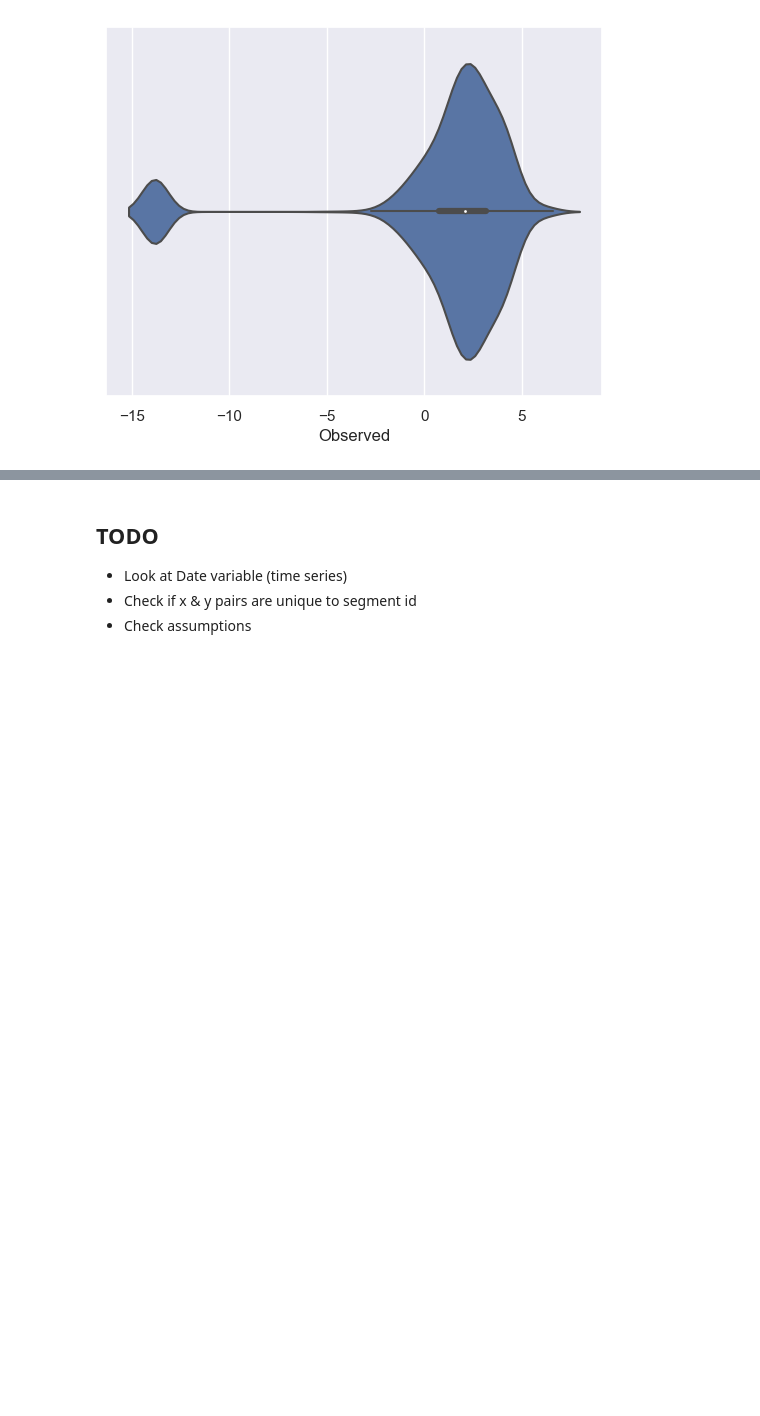
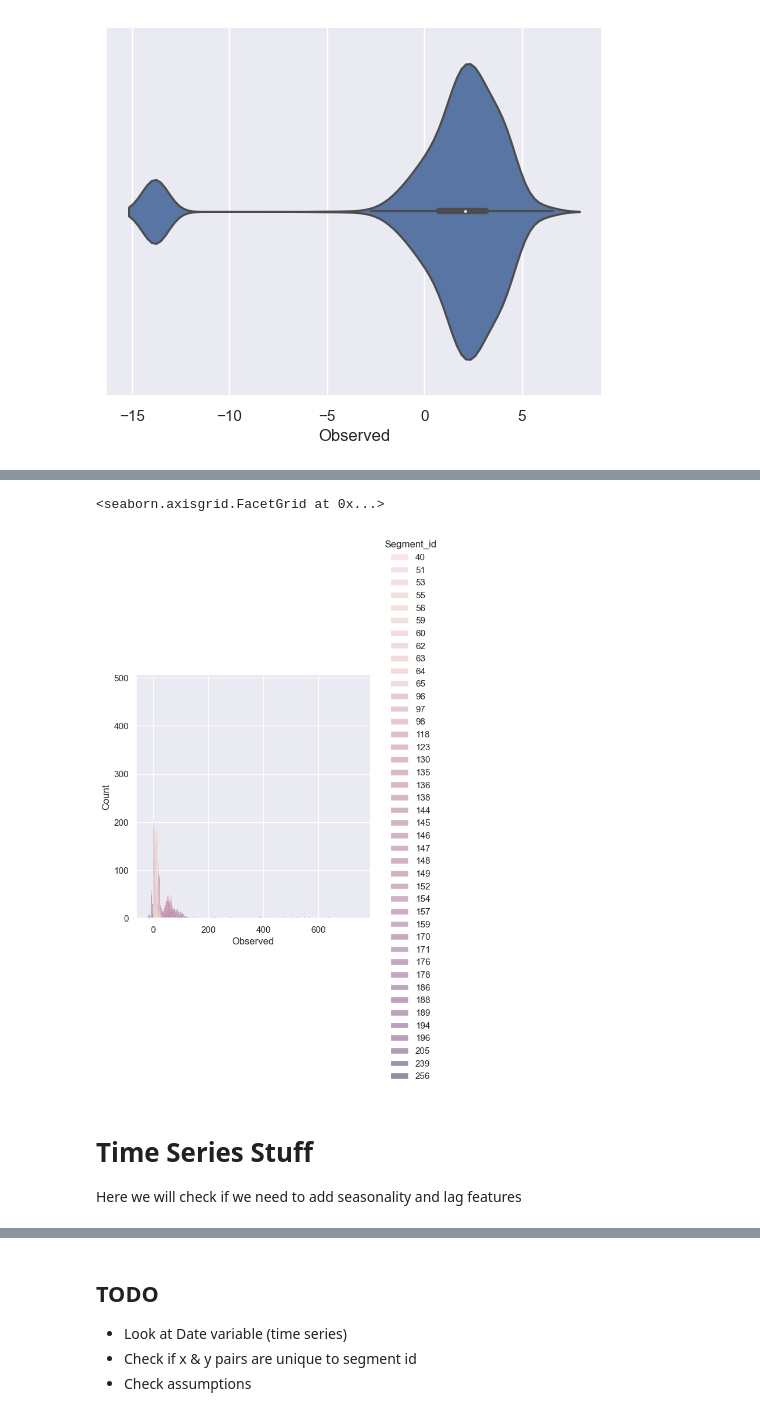
Before and after one commit to sethbeckett/cs6830_project6, a Jupyter notebook: seth_eda.ipynb, the cells around one changed output, grey strips where cells are left out. Drawn from its saved outputs; the diff is of its cells as text; code cells hidden in the pictures; blank space fills up the shorter version.

Commit message:
looking at time series stuff, implementing lag features

```diff
--- a/seth_eda.ipynb
+++ b/seth_eda.ipynb
@@ -96,0 +98,9 @@ sns.pairplot(X_numerical)
+# %%
+# distribution of observed
+sns.displot(hydro, x="Observed", hue="Segment_id")
+# %% [output]
+<seaborn.axisgrid.FacetGrid at 0x...>
+[figure, added]
+# %% [markdown]
+# Time Series Stuff
+Here we will check if we need to add seasonality and lag features
```
Also changed, not shown: parts of 7 cells of this notebook.
